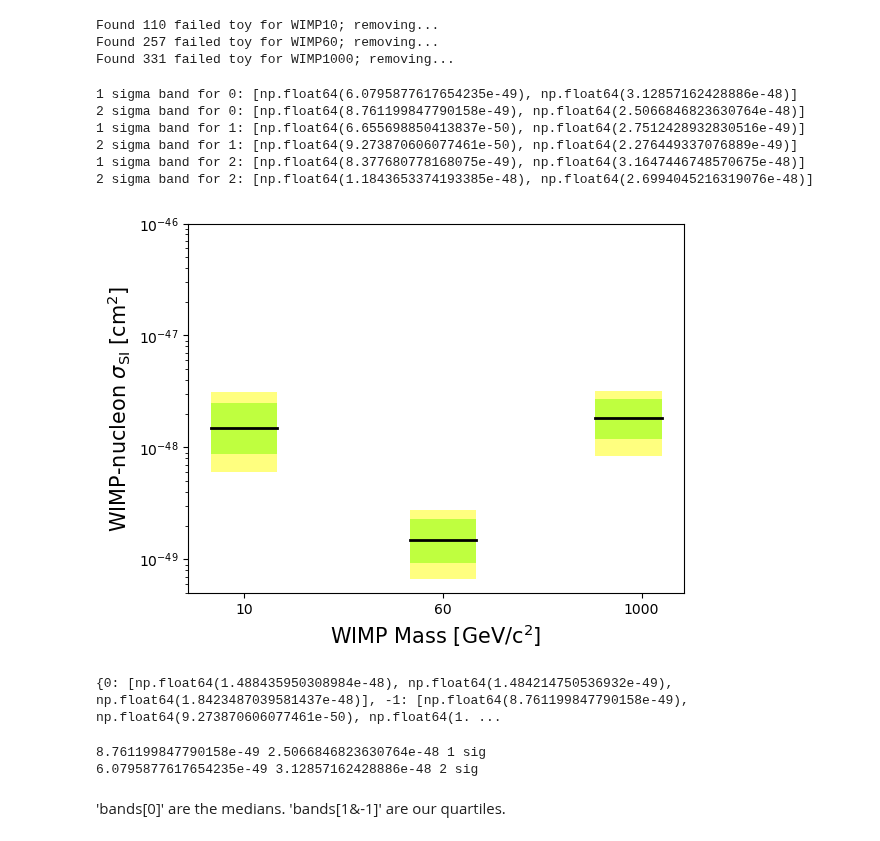
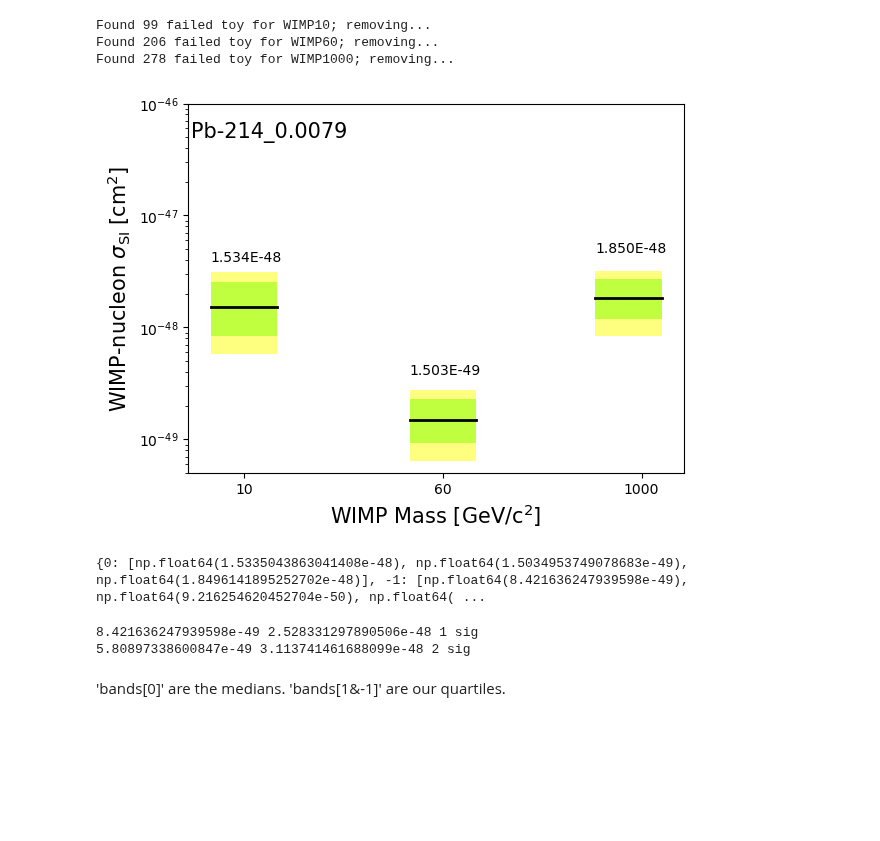
Before and after one commit to robertsjames/FlameFitSimple, a Jupyter notebook: analyses/wimp_sensitivity/benchmark_sensitivity.ipynb, the cells around one changed output. Saved outputs shown, nothing was run; the diff lists cells and outputs as text; code cells hidden in the pictures; blank space fills up the shorter version.

```diff
--- a/analyses/wimp_sensitivity/benchmark_sensitivity.ipynb
+++ b/analyses/wimp_sensitivity/benchmark_sensitivity.ipynb
@@ -42,66 +40,64 @@ signal_expected_mean = get_signal_rates_from_likelihood('../wimp_sensitivity/lik
-# %%
-masses, bands = get_sensitivity_bands(directory='../wimp_sensitivity/outputs/SI_60t_benchmark_0.61',
-                                      scaling_fn=scaling_fn,
-                                      signal_name='WIMP',
-                                      signal_expected_mean=signal_expected_mean,
-                                      inference_config='../wimp_sensitivity/inference_configs/SI_WIMP_benchmark.ini')
-# %% [output]
-Found 110 failed toy for WIMP10; removing...
-Found 257 failed toy for WIMP60; removing...
-Found 331 failed toy for WIMP1000; removing...
 # %%
+param = 'SI_60t_benchmark_0.0079'
+param_title = 'Pb-214_0.0079'
+signal_expected_mean = get_signal_rates_from_likelihood(f'../wimp_sensitivity/likelihoods/{param}.pkl')
+
+masses, bands = get_sensitivity_bands(directory=f'../wimp_sensitivity/outputs/{param}',
+                                      scaling_fn=scaling_fn,
+                                      signal_name='WIMP',
+                                      signal_expected_mean=signal_expected_mean,
+                                      inference_config='../wimp_sensitivity/inference_configs/SI_WIMP_benchmark.ini')
+
 fig = plt.figure()
 ax = fig.gca()
 delta = 0.05
 
 ticks_plot = {0.2: 0,
               0.5: 1,
               0.78: 2}
 for tick, i in ticks_plot.items():
 
     plt.plot([tick-delta, tick+delta],
              2*[bands[0][i]],
              color='k', linewidth=2)
     plt.fill_between([tick-delta, tick+delta],
                      2*[bands[-1][i]], 2*[bands[1][i]],
-                     facecolor='#00ff00', alpha=0.5) #green # 1 sigma
-
+                     facecolor='#00ff00', alpha=0.5)
     plt.fill_between([tick-delta, tick+delta],
                      2*[bands[-2][i]], 2*[bands[2][i]],
-                     facecolor='#ffff00', alpha=0.5) #yellow # 2 sigma
-    print(f"1 sigma band for {i}: {[bands[-2][i], bands[2][i]]}")
-    print(f"2 sigma band for {i}: {[bands[-1][i], bands[1][i]]}")
+                     facecolor='#ffff00', alpha=0.5)
+    plt.text(tick - 0.05, bands[0][i] * 2.5, "{:.3E}".format(bands[0][i]))
+
+plt.text(0.12, 5e-47, param_title, fontsize=15)
+
 
 
 xlab = r'WIMP Mass [GeV/c$^2$]'
 ax.set_xlabel(xlab, fontsize=15)
 plt.xticks([0.2, 0.5, 0.8], labels=[10, 60, 1000])
 
 ylab = r'WIMP-nucleon $\sigma_{\rm SI}$ [cm$^2$]'
 ylim = (5e-50, 1e-46)
 ax.set_ylabel(ylab, fontsize=15)
 ax.set_ylim(ylim)
 
 ax.set_yscale('log')
 # %% [output]
-1 sigma band for 0: [np.float64(6.0795877617654235e-49), np.float64(3.12857162428886e-48)]
-2 sigma band for 0: [np.float64(8.761199847790158e-49), np.float64(2.5066846823630764e-48)]
-1 sigma band for 1: [np.float64(6.655698850413837e-50), np.float64(2.7512428932830516e-49)]
-2 sigma band for 1: [np.float64(9.273870606077461e-50), np.float64(2.276449337076889e-49)]
-1 sigma band for 2: [np.float64(8.377680778168075e-49), np.float64(3.1647446748570675e-48)]
-2 sigma band for 2: [np.float64(1.1843653374193385e-48), np.float64(2.6994045216319076e-48)]
+Found 99 failed toy for WIMP10; removing...
+Found 206 failed toy for WIMP60; removing...
+Found 278 failed toy for WIMP1000; removing...
-[figure, old version]
+[figure, new version]
 # %%
 print(bands)
 # %% [output]
-{0: [np.float64(1.488435950308984e-48), np.float64(1.484214750536932e-49), np.float64(1.8423487039581437e-48)], -1: [np.float64(8.761199847790158e-49), np.float64(9.273870606077461e-50), np.float64(1. ...
+{0: [np.float64(1.5335043863041408e-48), np.float64(1.5034953749078683e-49), np.float64(1.8496141895252702e-48)], -1: [np.float64(8.421636247939598e-49), np.float64(9.216254620452704e-50), np.float64( ...
 # %%
 print(bands[-1][0],bands[1][0], '1 sig')
 
 print(bands[-2][0], bands[2][0], '2 sig')
 # %% [output]
-8.761199847790158e-49 2.5066846823630764e-48 1 sig
-6.0795877617654235e-49 3.12857162428886e-48 2 sig
+8.421636247939598e-49 2.528331297890506e-48 1 sig
+5.80897338600847e-49 3.113741461688099e-48 2 sig
 # %% [markdown]
 'bands[0]' are the medians. 'bands[1&-1]' are our quartiles.
 # %% [markdown]
```
Also changed, not shown: parts of 3 cells of this notebook, 20 other files.
